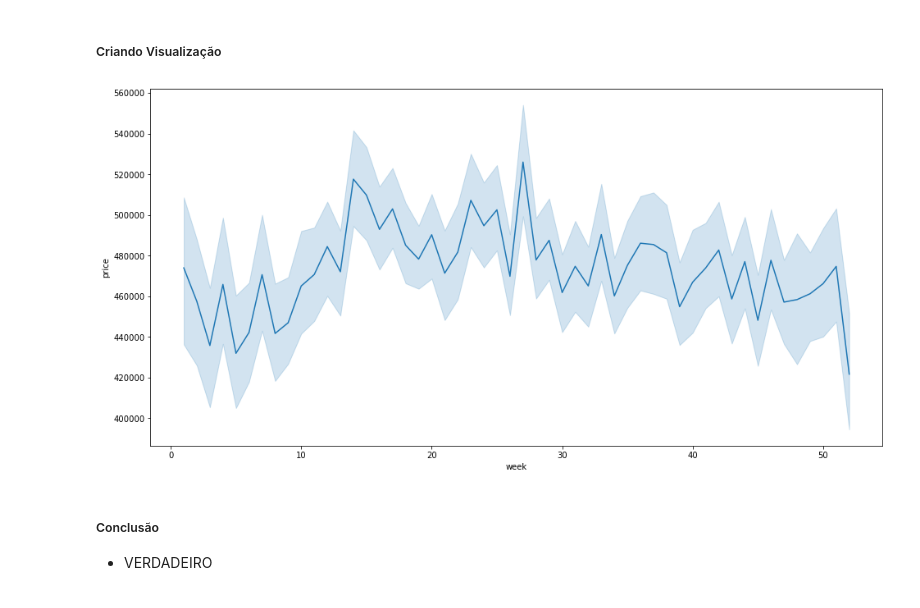
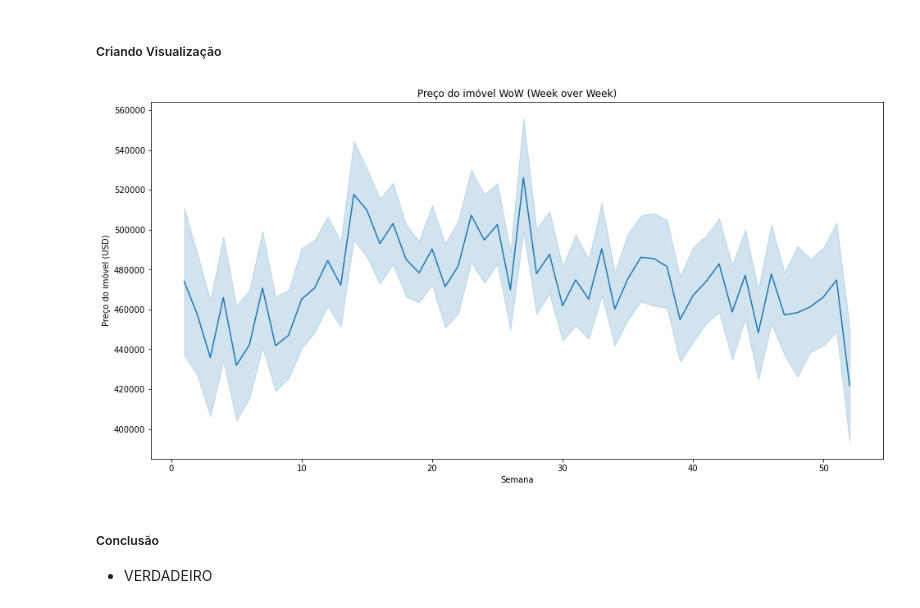
Before and after one commit to GustavoBarros11/house-rocket-insights-project, a Jupyter notebook: notebook.ipynb, the cells around one changed output. Drawn from its saved outputs; the diff is of its cells as text; code cells hidden in the pictures.

```diff
--- a/notebook.ipynb
+++ b/notebook.ipynb
@@ -871,11 +875,12 @@ h10_result = calculate_consecutive_percentage(df_h10_2, 'price')
 # %%
 fig, ax = plt.subplots(figsize=(16, 8))
 
-sns.lineplot(data=data, x='week', y='price', markers=True, ax=ax)
+g = sns.lineplot(data=data, x='week', y='price', markers=True, ax=ax)
+g.set(title='Preço do imóvel WoW (Week over Week)', xlabel='Semana', ylabel='Preço do imóvel (USD)')
 
 plt.show()
 # %% [output]
-[figure, old version]
+[figure, new version]
 # %% [markdown]
 ##### Conclusão
 * VERDADEIRO
```
Also changed, not shown: parts of 4 cells of this notebook, 1 other file.
